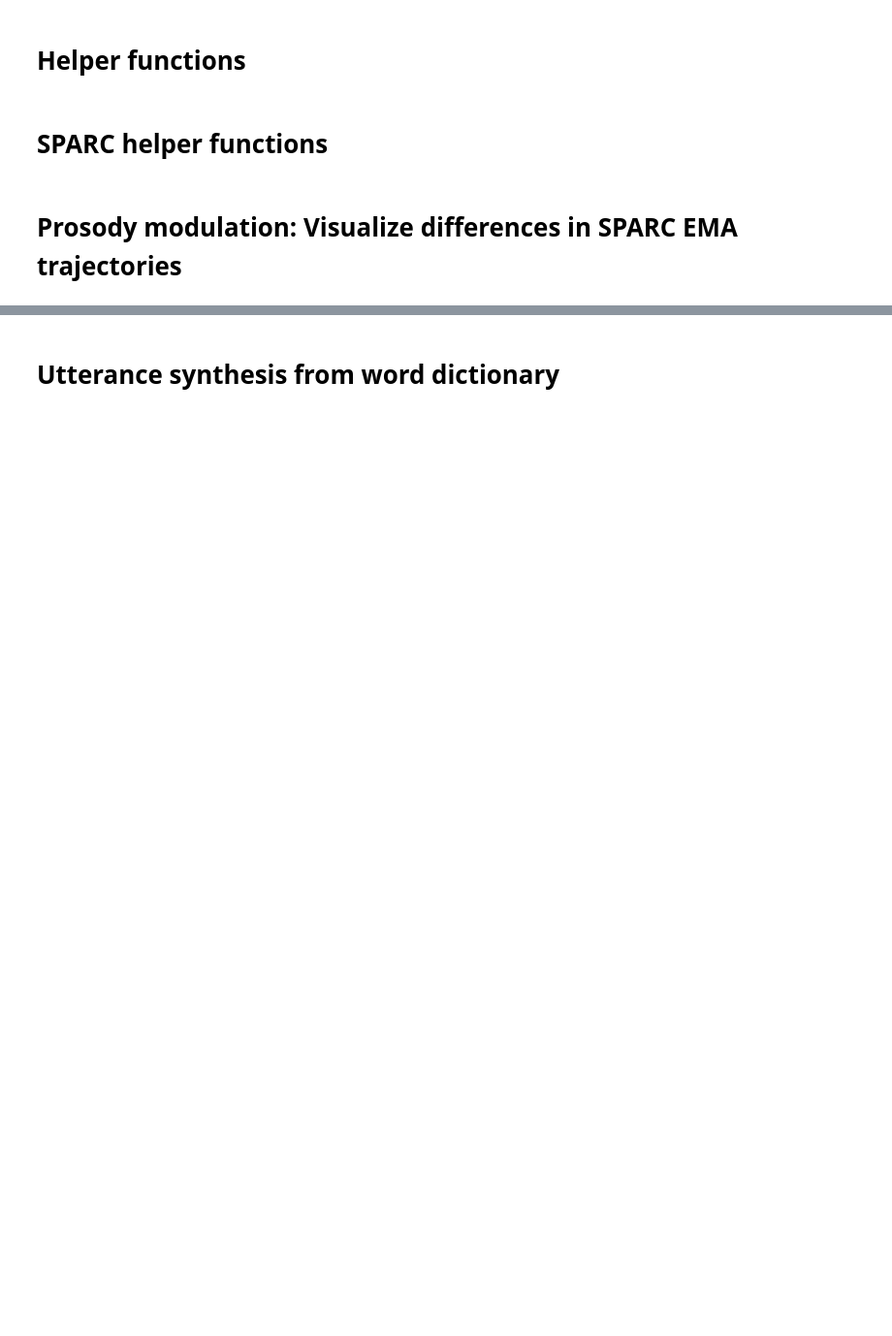
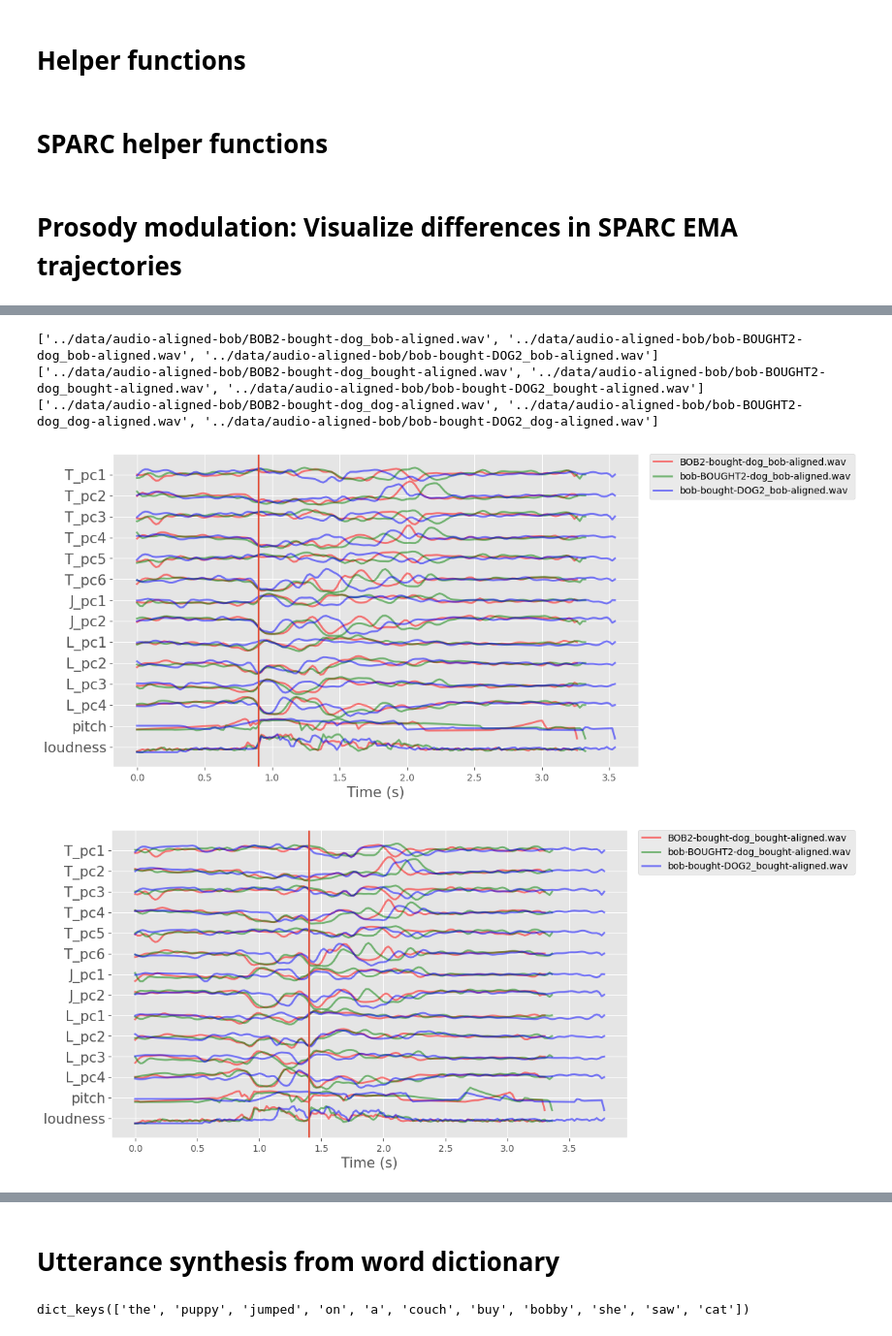
Before and after one commit to mguillau-commits/mrep, a Jupyter notebook: notebooks/latane-demo-cleaned.ipynb, the cells around one changed output, grey strips where cells are left out. Shown at 97% size. Saved outputs shown, nothing was run; the diff lists cells and outputs as text; code cells hidden in the pictures; blank space fills up the shorter version.

Commit message:
warnings suppressed; paths changed

```diff
--- a/notebooks/latane-demo-cleaned.ipynb
+++ b/notebooks/latane-demo-cleaned.ipynb
@@ -764,7 +786,7 @@ import glob
 from pathlib import Path
 
 
-folder = Path(DATA_ROOT) / "sample_audio" / "audio-aligned-bob"
+folder = Path(DATA_ROOT) / "audio-aligned-bob"
 alignment_types = ['bob', 'bought', 'dog']
 alignment_times = [0.9, 1.4, 1.8]
 emas_plot_colors = ['r', 'g', 'b']
@@ -821,30 +843,36 @@ for ialign, align in enumerate(alignment_types):
         ema_pc = ema
 
         emas_plot.append(ema_pc)
         pitches.append(pitch)
         loudnesses.append(loudness)
 
     # Plot and save
     fig, ax = plt.subplots(figsize=(10, 6))
     for i, e in enumerate(emas_plot):
         _, fname = os.path.split(files[i])
 
         plot_art(
             ax, e,
             labels=labels_PC,
             color=emas_plot_colors[i],
             series_name=fname,
             gap=5, alpha=0.5, lw=2,
             pitch= pitches[i], # pitches[i], # pitches[i],
             loudness=loudnesses[i]
         )
         ax.axvline(alignment_times[ialign])
     ax.legend(loc='upper left', bbox_to_anchor=(1.02, 1), borderaxespad=0, fontsize=10)
 
     # Save figure
     fig_path = Path(folder) / f"trajectories_ema_{align}.png"
     fig.savefig(fig_path)
 
     # plt.close(fig)
 
     # return f"Plots saved to {output_dir}"
+# %% [output]
+['../data/audio-aligned-bob/BOB2-bought-dog_bob-aligned.wav', '../data/audio-aligned-bob/bob-BOUGHT2-dog_bob-aligned.wav', '../data/audio-aligned-bob/bob-bought-DOG2_bob-aligned.wav']
+['../data/audio-aligned-bob/BOB2-bought-dog_bought-aligned.wav', '../data/audio-aligned-bob/bob-BOUGHT2-dog_bought-aligned.wav', '../data/audio-aligned-bob/bob-bought-DOG2_bought-aligned.wav']
+['../data/audio-aligned-bob/BOB2-bought-dog_dog-aligned.wav', '../data/audio-aligned-bob/bob-BOUGHT2-dog_dog-aligned.wav', '../data/audio-aligned-bob/bob-bought-DOG2_dog-aligned.wav']
+[figure, added]
+[figure, added]
@@ -1029,6 +1058,8 @@ dir_data = Path(f"{DATA_ROOT}/")
 marg_sec = 0.5
 dict_word = build_word_dictionary(dir_data / "dict_short.wav", dir_data / "dict_short.TextGrid", margin_sec=marg_sec)
 dict_word.keys()
+# %% [output]
+dict_keys(['the', 'puppy', 'jumped', 'on', 'a', 'couch', 'buy', 'bobby', 'she', 'saw', 'cat'])
 # %%
 # enter a text string that contains any of the above words from the dictionary in any order
 # code stress with a "1" after the word of interest
```
Also changed, not shown: parts of 9 cells of this notebook, 1 other file.
